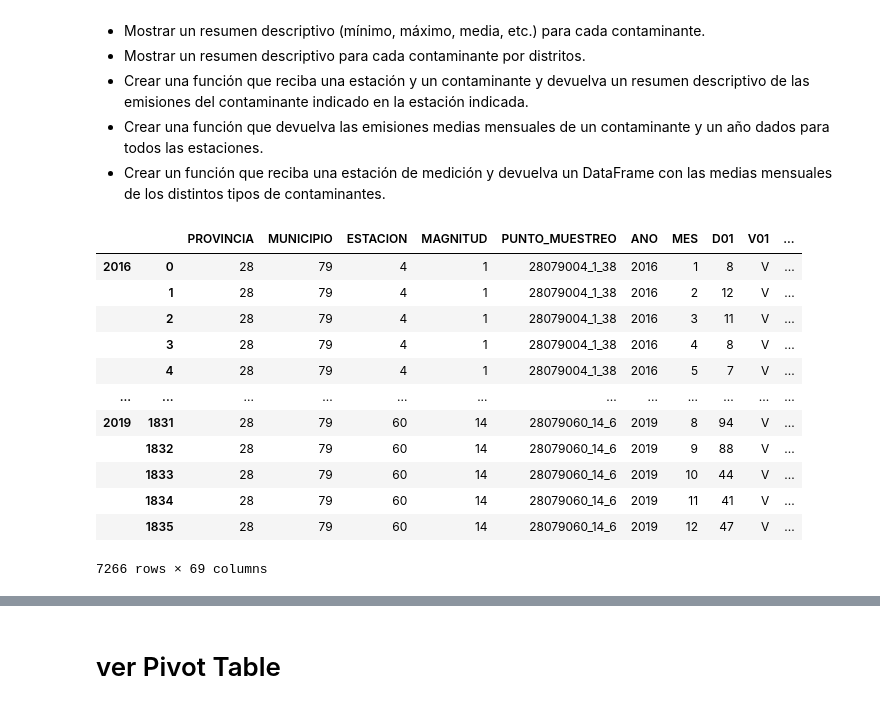
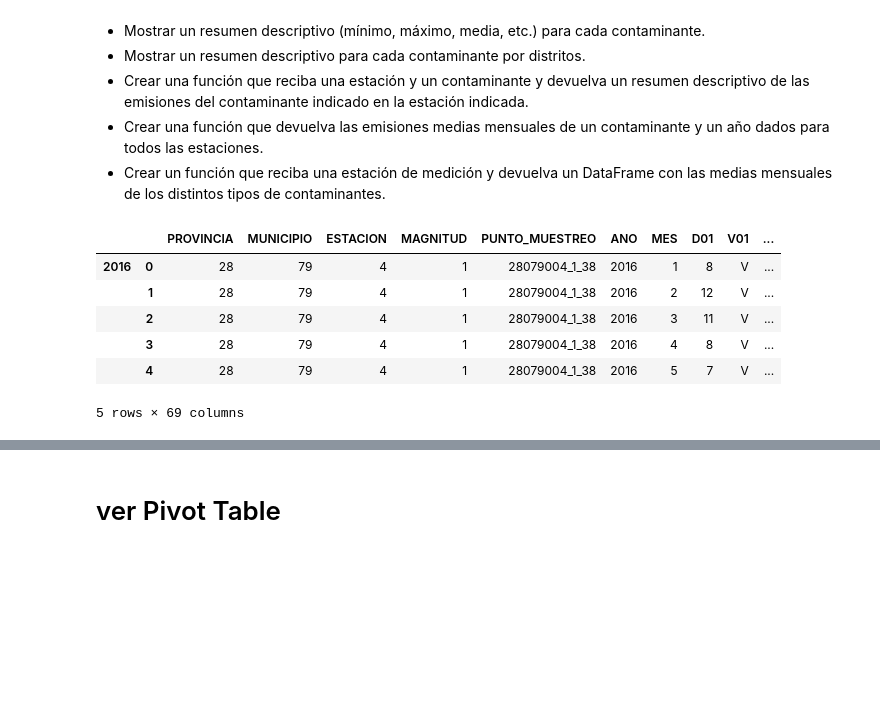
Before and after one commit to RaTon84/Pandas, a Jupyter notebook: Pandas.ipynb, the cells around one changed output, grey strips where cells are left out. Saved outputs shown, nothing was run; the diff lists cells and outputs as text; code cells hidden in the pictures; blank space fills up the shorter version.

```diff
--- a/Pandas.ipynb
+++ b/Pandas.ipynb
@@ -376,35 +376,33 @@ Escribir un programa con los siguientes requisitos:
 - Crear una función que devuelva las emisiones medias mensuales de un contaminante y un año dados para todos las estaciones.
 - Crear un función que reciba una estación de medición y devuelva un DataFrame con las medias mensuales de los distintos tipos de contaminantes.
 # %%
+import pandas as pd
+import numpy as np
+from datetime import datetime
+
 # id_files
 a2016 = "1M2t8wSpqGUJr7vmF4OxbcDXZvjFWOypc"
 a2017 = "1O62H-DQzmT1oPDhGIVjR2MbbXpsK0ZKr"
 a2018 = "1MSSR05_N35tSW6-7ENW9PkzLhW45U04i"
 a2019 = "1FNe9duKkcK_H5HPOncdSRhw9zm7Edw_b"
 ficheros = [a2016,a2017,a2018,a2019]
 anio = 2016
 dfs = {}
 
 # guardo los df en un diccionario
 for fichero in ficheros:
   url = f'https://drive.google.com/uc?id={fichero}'
   df = pd.read_csv(url, sep=";", decimal=',',thousands='.')
   dfs[anio] = df
   anio += 1
 
 df = pd.concat(dfs)
-df
+df.head()
 # %% [output]
 |  |  | PROVINCIA | MUNICIPIO | ESTACION | MAGNITUD | PUNTO_MUESTREO | ANO | MES | D01 | V01 | ... |
 | 2016 | 0 | 28 | 79 | 4 | 1 | 28079004_1_38 | 2016 | 1 | 8 | V | ... |
 |  | 1 | 28 | 79 | 4 | 1 | 28079004_1_38 | 2016 | 2 | 12 | V | ... |
 |  | 2 | 28 | 79 | 4 | 1 | 28079004_1_38 | 2016 | 3 | 11 | V | ... |
 |  | 3 | 28 | 79 | 4 | 1 | 28079004_1_38 | 2016 | 4 | 8 | V | ... |
 |  | 4 | 28 | 79 | 4 | 1 | 28079004_1_38 | 2016 | 5 | 7 | V | ... |
-| ... | ... | ... | ... | ... | ... | ... | ... | ... | ... | ... | ... |
-| 2019 | 1831 | 28 | 79 | 60 | 14 | 28079060_14_6 | 2019 | 8 | 94 | V | ... |
-|  | 1832 | 28 | 79 | 60 | 14 | 28079060_14_6 | 2019 | 9 | 88 | V | ... |
-|  | 1833 | 28 | 79 | 60 | 14 | 28079060_14_6 | 2019 | 10 | 44 | V | ... |
-|  | 1834 | 28 | 79 | 60 | 14 | 28079060_14_6 | 2019 | 11 | 41 | V | ... |
-|  | 1835 | 28 | 79 | 60 | 14 | 28079060_14_6 | 2019 | 12 | 47 | V | ... |
-7266 rows × 69 columns
+5 rows × 69 columns
```
Also changed, not shown: parts of 5 cells of this notebook.
